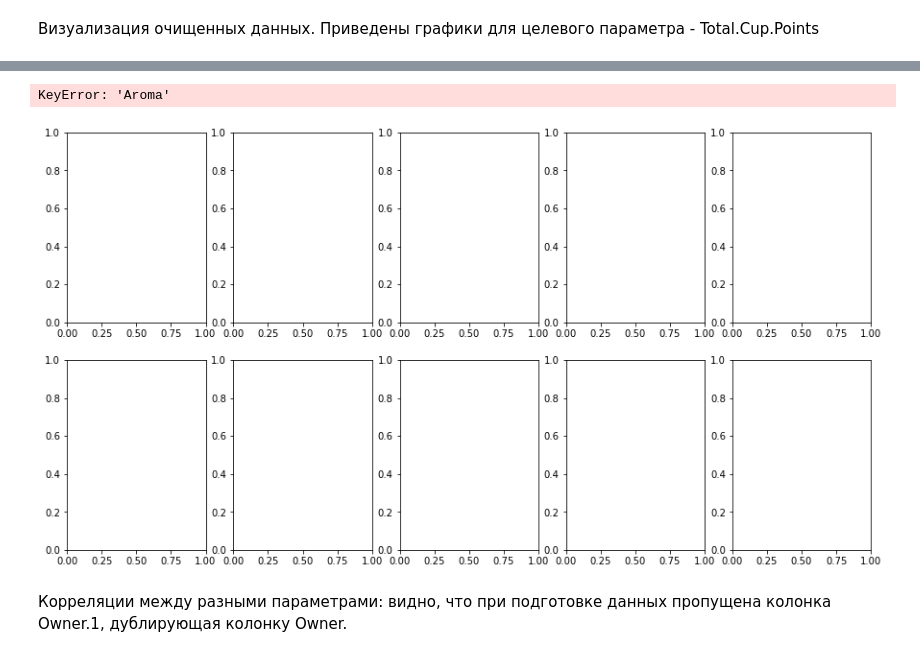
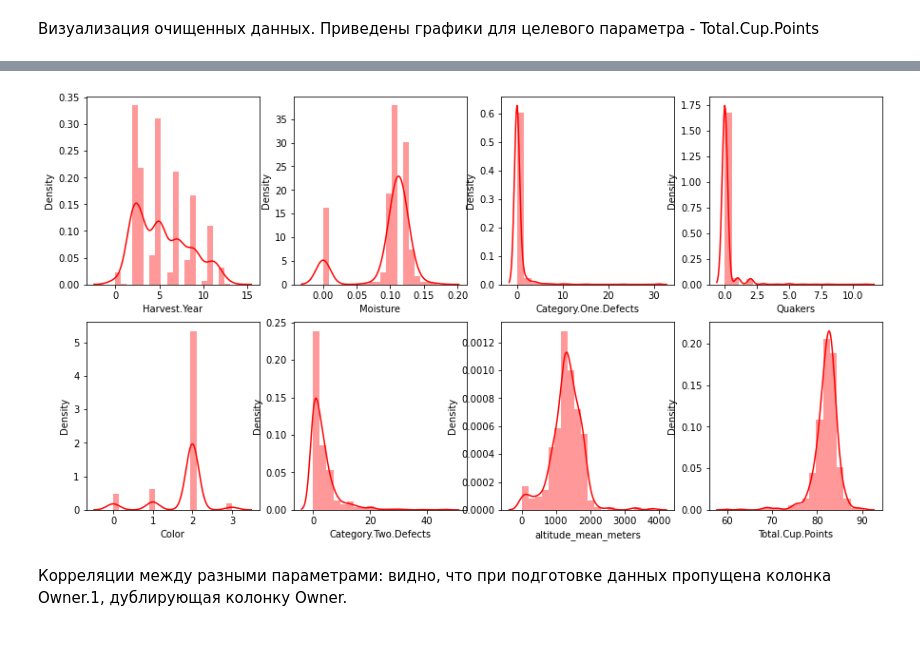
Before and after one commit to repkakkk/coffee-quality, a Jupyter notebook: 20230201_EDA.ipynb, the cells around one changed output, grey strips where cells are left out. Cells and saved outputs as stored; diff of their text form; code cells hidden in the pictures.

```diff
--- a/20230201_EDA.ipynb
+++ b/20230201_EDA.ipynb
@@ -22,7 +22,7 @@ https://www.kaggle.com/datasets/volpatto/coffee-quality-database-from-cqi?resour
 # %% [markdown]
 Датасет представляет собой данные о качестве кофе разных производителей, собранные Coffee Institute (https://database.coffeeinstitute.org/). Для каждой строки приведены в том числе оценки аромата, кислотности, сладости и других параметров кофе, а также общие оценки, данные кофейными дегустаторами.
 # %%
-path = './coffee-quality/arabica_data_cleaned.csv'
+path = '../arabica_data_cleaned.csv'
 df = pd.read_csv(path, index_col='Unnamed: 0')
 # %%
 df.tail()
@@ -191,13 +191,13 @@ for idx, feature in enumerate(df.columns):
 # %%
-fig, axes = plt.subplots(nrows=2, ncols=5, figsize=(15, 8))
+fig, axes = plt.subplots(nrows=2, ncols=4, figsize=(15, 8))
 count = 0
-for column in ['Aroma','Flavor', 'Aftertaste', 'Acidity', 'Body', 'Balance', 'Uniformity',
-       'Sweetness', 'Cupper.Points', 'Total.Cup.Points']:
-    sns.distplot(df[column], bins=20, color='r', ax = axes[count// 5, count % 5])
+for column in ['Harvest.Year', 'Moisture',
+       'Category.One.Defects', 'Quakers', 'Color', 'Category.Two.Defects',
+       'altitude_mean_meters', 'Total.Cup.Points']:
+    sns.distplot(df[column], bins=20, color='r', ax = axes[count// 4, count % 4])
     count += 1
 # %% [output]
-KeyError: 'Aroma'
-[figure, old version]
+[figure, new version]
 # %% [markdown]
 Корреляции между разными параметрами: видно, что при подготовке данных пропущена колонка Owner.1, дублирующая колонку Owner.
 # %%
```
Also changed, not shown: parts of 12 cells of this notebook.
